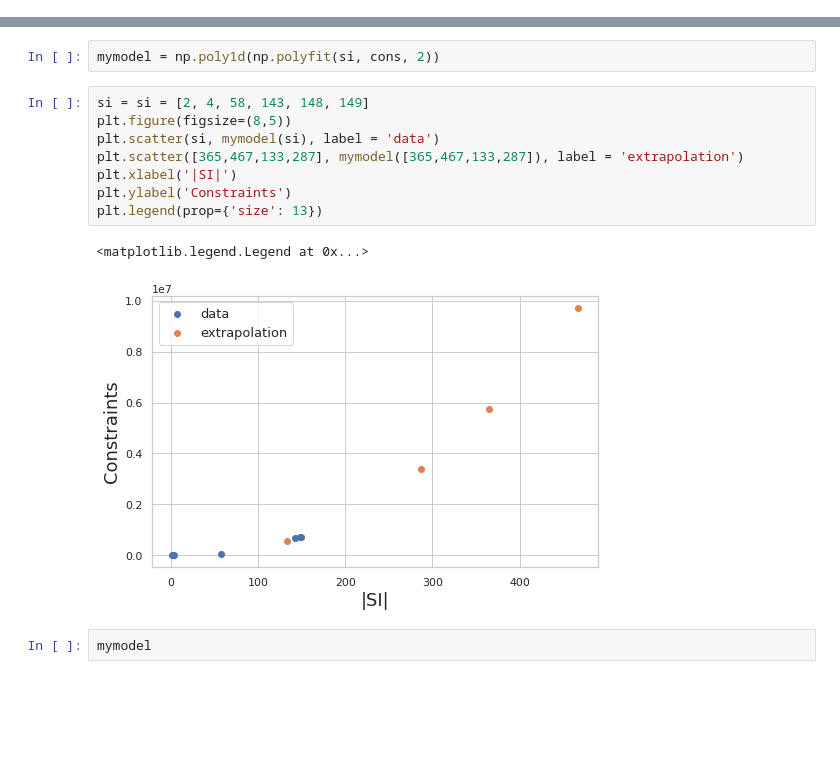
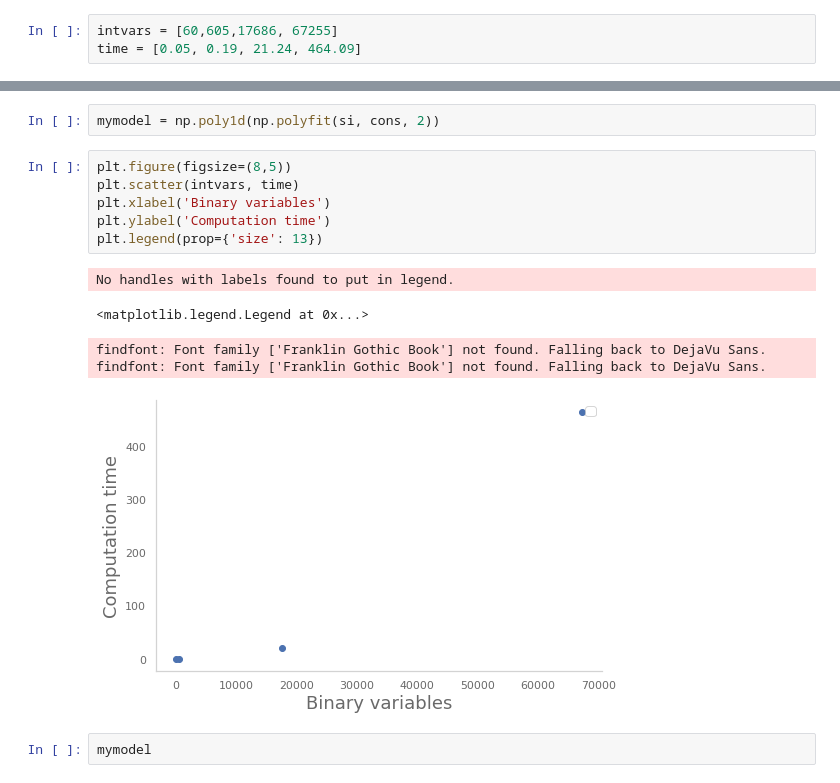
Before and after one commit to kharik04/msckharik04, a Jupyter notebook: Analysis of data.ipynb, the cells around one changed output, grey strips where cells are left out. Saved outputs shown, nothing was run; the diff lists cells and outputs as text; blank space fills up the shorter version.

```diff
--- a/Analysis of data.ipynb
+++ b/Analysis of data.ipynb
@@ -32,5 +32,8 @@ sns.set(font='Franklin Gothic Book',
 sns.set_context("notebook", rc={"font.size":16,
                                 "axes.titlesize":20,
                                 "axes.labelsize":18})
+# %%
+intvars = [60,605,17686, 67255]
+time = [0.05, 0.19, 21.24, 464.09]
 # %%
 si = [2, 4, 58, 143, 148, 149]
@@ -105,16 +108,17 @@ a = sum([x**2 * y for x,y in zip(si, cons)])/sum([x**4 for x in si])
 # %%
 mymodel = np.poly1d(np.polyfit(si, cons, 2))
 # %%
-si = si = [2, 4, 58, 143, 148, 149]
 plt.figure(figsize=(8,5))
-plt.scatter(si, mymodel(si), label = 'data')
-plt.scatter([365,467,133,287], mymodel([365,467,133,287]), label = 'extrapolation')
-plt.xlabel('|SI|')
-plt.ylabel('Constraints')
+plt.scatter(intvars, time)
+plt.xlabel('Binary variables')
+plt.ylabel('Computation time')
 plt.legend(prop={'size': 13})
 # %% [output]
-<matplotlib.legend.Legend at 0x...>
+No handles with labels found to put in legend.
+<matplotlib.legend.Legend at 0x...>
+findfont: Font family ['Franklin Gothic Book'] not found. Falling back to DejaVu Sans.
+findfont: Font family ['Franklin Gothic Book'] not found. Falling back to DejaVu Sans.
-[figure, old version]
+[figure, new version]
 # %%
 mymodel
 # %% [output]
```
Also changed, not shown: parts of 5 cells of this notebook, 7 other files.
